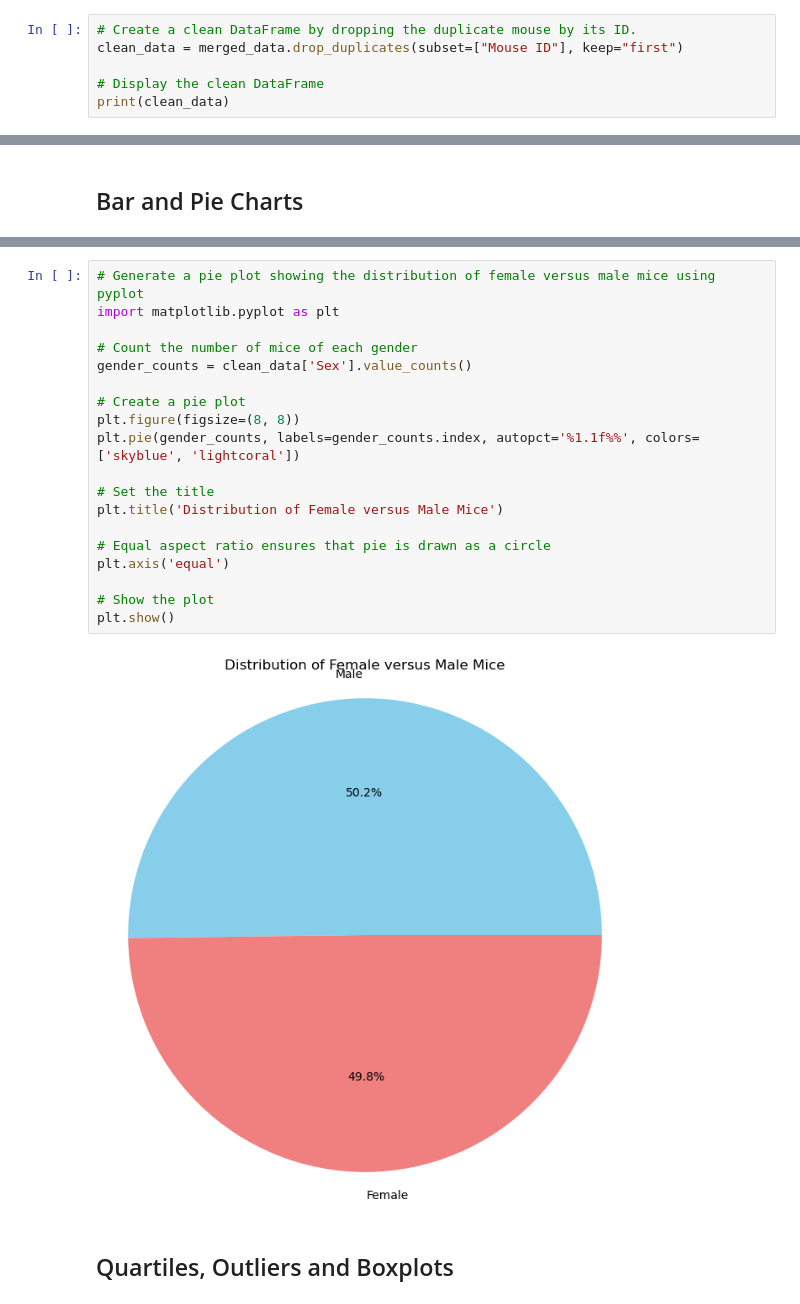
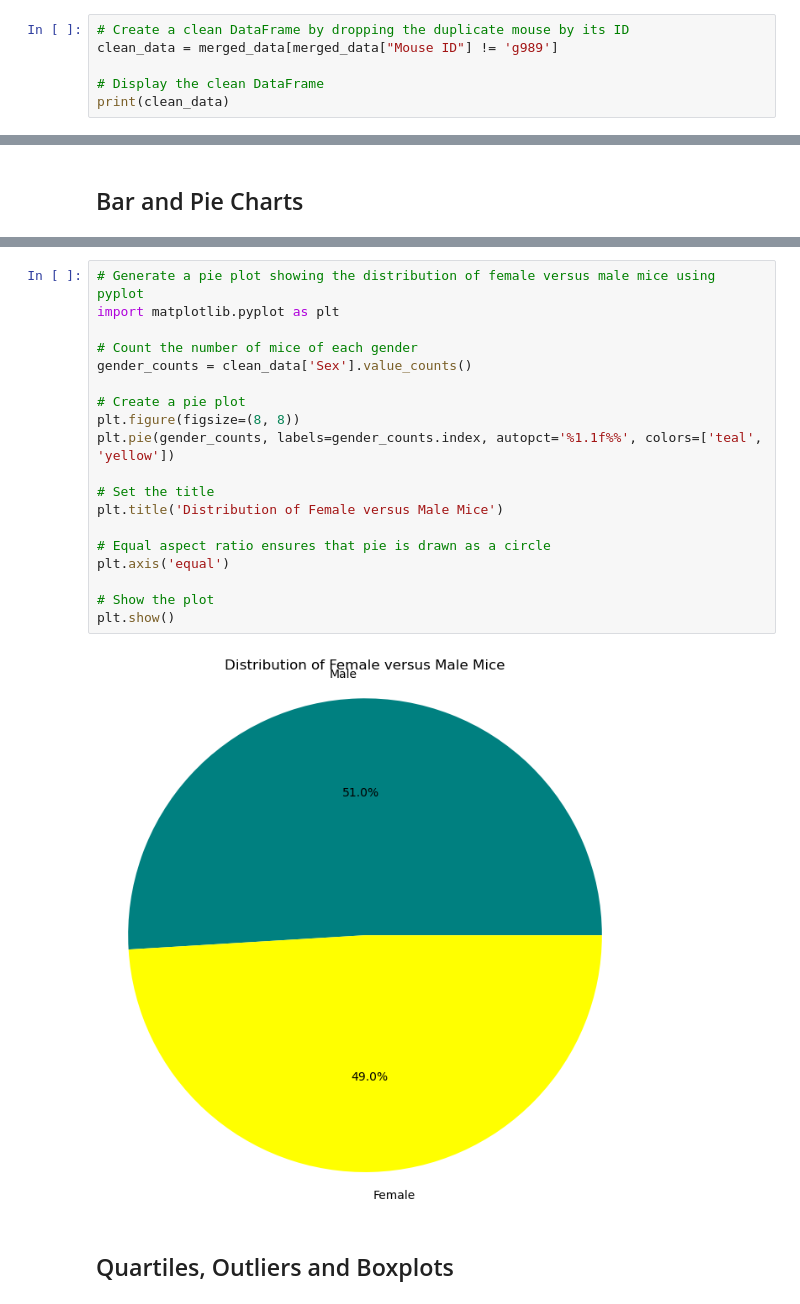
Before and after one commit to Ogeli50/Matplotlib-challenge, a Jupyter notebook: pymaceuticals_starter.ipynb, the cells around one changed output, grey strips where cells are left out. Saved outputs shown, nothing was run; the diff lists cells and outputs as text.

```diff
--- a/pymaceuticals_starter.ipynb
+++ b/pymaceuticals_starter.ipynb
@@ -51,6 +81,6 @@ print("Duplicate Mouse IDs:", duplicate_mouse_ids)
 # %%
-# Create a clean DataFrame by dropping the duplicate mouse by its ID.
-clean_data = merged_data.drop_duplicates(subset=["Mouse ID"], keep="first")
+# Create a clean DataFrame by dropping the duplicate mouse by its ID
+clean_data = merged_data[merged_data["Mouse ID"] != 'g989']
 
 # Display the clean DataFrame
 print(clean_data)
@@ -190,24 +227,24 @@ plt.show()
 # %%
 # Generate a pie plot showing the distribution of female versus male mice using pyplot
 import matplotlib.pyplot as plt
 
 # Count the number of mice of each gender
 gender_counts = clean_data['Sex'].value_counts()
 
 # Create a pie plot
 plt.figure(figsize=(8, 8))
-plt.pie(gender_counts, labels=gender_counts.index, autopct='%1.1f%%', colors=['skyblue', 'lightcoral'])
+plt.pie(gender_counts, labels=gender_counts.index, autopct='%1.1f%%', colors=['teal', 'yellow'])
 
 # Set the title
 plt.title('Distribution of Female versus Male Mice')
 
 # Equal aspect ratio ensures that pie is drawn as a circle
 plt.axis('equal')
 
 # Show the plot
 plt.show()
 # %% [output]
-[figure, old version]
+[figure, new version]
 # %% [markdown]
 ## Quartiles, Outliers and Boxplots
 # %%
```
Also changed, not shown: parts of 18 cells of this notebook.
